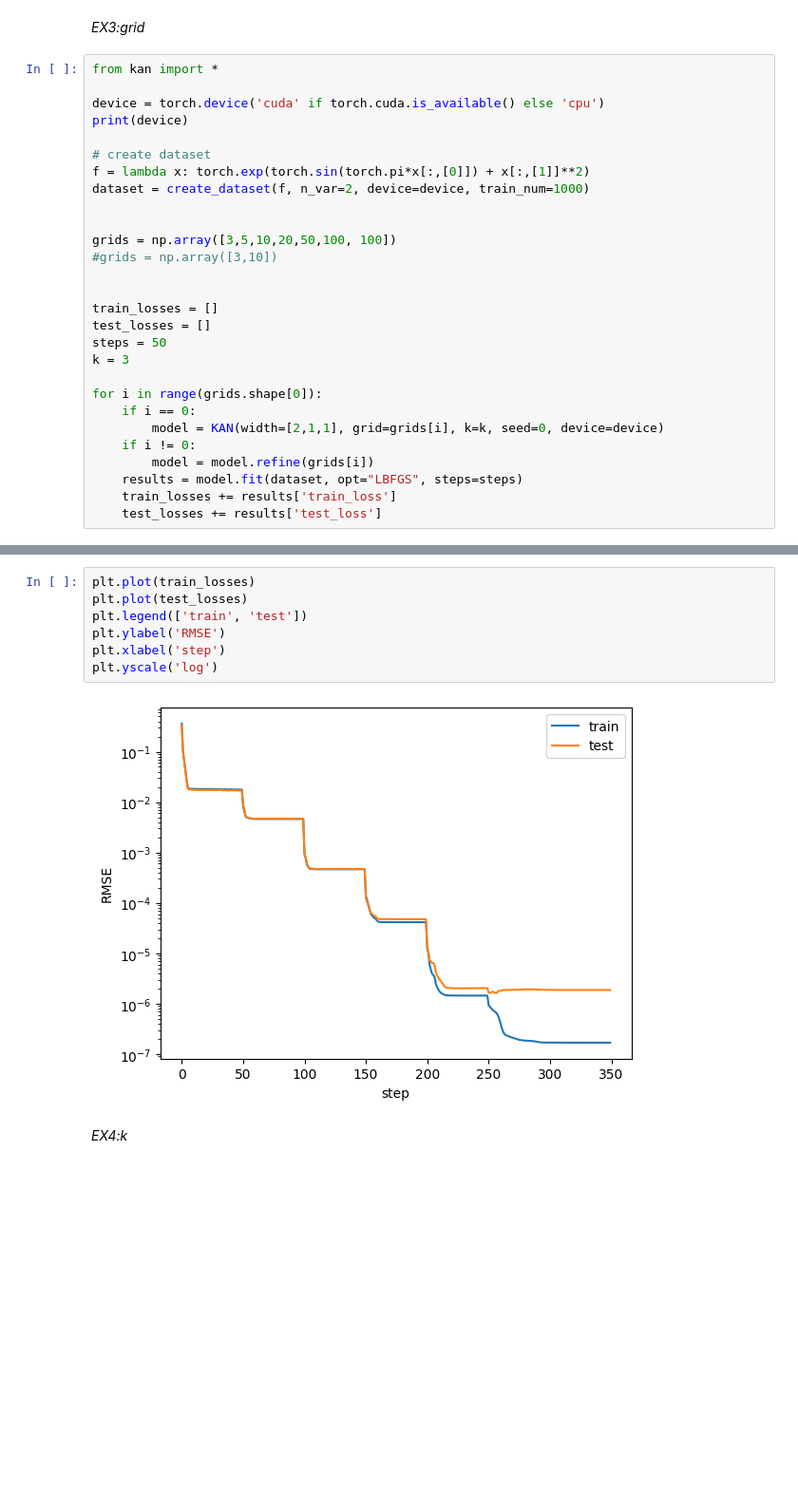
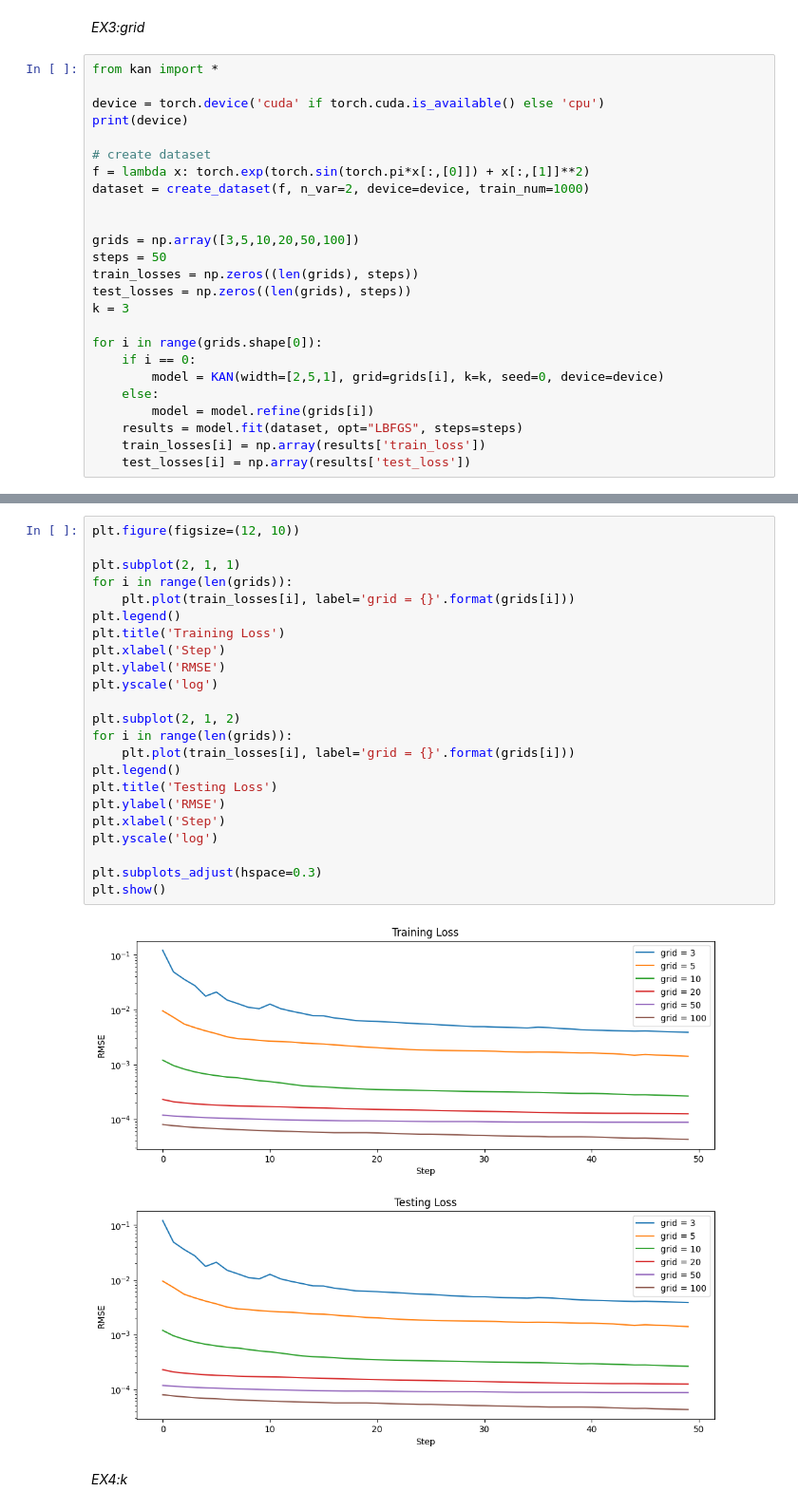
Before and after one commit to xchen2763/Kolmogorov-Arnold-Networks, a Jupyter notebook: Interpretability & RMSE comp.ipynb, the cells around one changed output, grey strips where cells are left out. Shown at 95% size. Saved outputs shown, nothing was run; the diff lists cells and outputs as text; blank space fills up the shorter version.

Commit message:
update grid refinement code

```diff
--- a/Interpretability & RMSE comp.ipynb
+++ b/Interpretability & RMSE comp.ipynb
@@ -222,23 +222,20 @@ f = lambda x: torch.exp(torch.sin(torch.pi*x[:,[0]]) + x[:,[1]]**2)
 dataset = create_dataset(f, n_var=2, device=device, train_num=1000)
 
 
-grids = np.array([3,5,10,20,50,100, 100])
-#grids = np.array([3,10])
-
-
-train_losses = []
-test_losses = []
+grids = np.array([3,5,10,20,50,100])
 steps = 50
+train_losses = np.zeros((len(grids), steps))
+test_losses = np.zeros((len(grids), steps))
 k = 3
 
 for i in range(grids.shape[0]):
     if i == 0:
-        model = KAN(width=[2,1,1], grid=grids[i], k=k, seed=0, device=device)
-    if i != 0:
+        model = KAN(width=[2,5,1], grid=grids[i], k=k, seed=0, device=device)
+    else:
         model = model.refine(grids[i])
     results = model.fit(dataset, opt="LBFGS", steps=steps)
-    train_losses += results['train_loss']
-    test_losses += results['test_loss']
+    train_losses[i] = np.array(results['train_loss'])
+    test_losses[i] = np.array(results['test_loss'])
 # %% [output]
 cuda
 checkpoint directory created: ./model
@@ -259,12 +254,28 @@ saving model version 0.13
 # %%
-plt.plot(train_losses)
-plt.plot(test_losses)
-plt.legend(['train', 'test'])
+plt.figure(figsize=(12, 10))
+
+plt.subplot(2, 1, 1)
+for i in range(len(grids)):
+    plt.plot(train_losses[i], label='grid = {}'.format(grids[i]))
+plt.legend()
+plt.title('Training Loss')
+plt.xlabel('Step')
 plt.ylabel('RMSE')
-plt.xlabel('step')
 plt.yscale('log')
+
+plt.subplot(2, 1, 2)
+for i in range(len(grids)):
+    plt.plot(train_losses[i], label='grid = {}'.format(grids[i]))
+plt.legend()
+plt.title('Testing Loss')
+plt.ylabel('RMSE')
+plt.xlabel('Step')
+plt.yscale('log')
+
+plt.subplots_adjust(hspace=0.3)
+plt.show()
 # %% [output]
-[figure, old version]
+[figure, new version]
 # %% [markdown]
 *EX4:k*
 # %%
```
Also changed, not shown: parts of 5 cells of this notebook.
